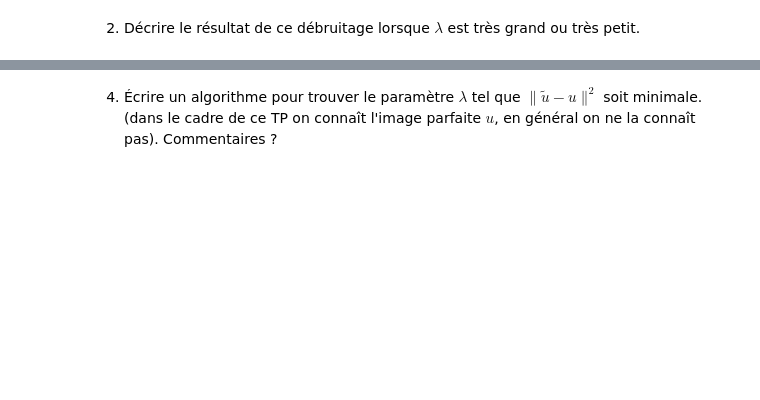
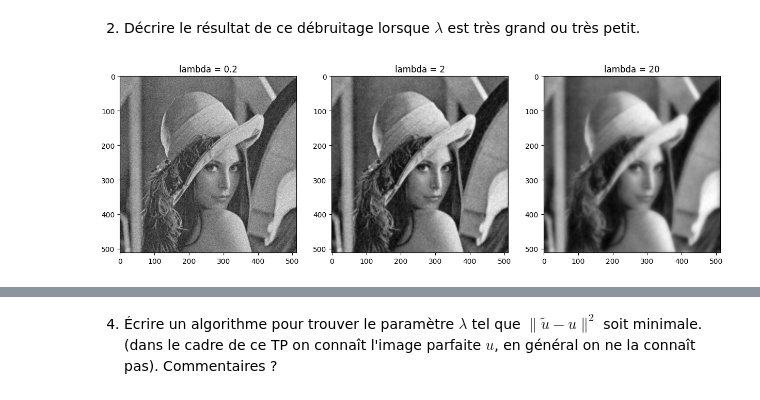
Before and after one commit to dftorresro/IMA203---TP2-M-thodes-Variationnelles, a Jupyter notebook: tp_ima203_variatio.ipynb, the cells around one changed output, grey strips where cells are left out. Saved outputs shown, nothing was run; the diff lists cells and outputs as text; code cells hidden in the pictures; blank space fills up the shorter version.

```diff
--- a/tp_ima203_variatio.ipynb
+++ b/tp_ima203_variatio.ipynb
@@ -316,8 +319,3 @@ viewimage(imb,titre = 'BRUITEE')
 # %% [output]
 [figure]
 [figure]
-# %%
-# Restauration quadratique : exemple
-lamb=0.1
-restau=minimisation_quadratique(imb,lamb)
-viewimage(restau,titre='RESTQUAD_LAMB='+str(lamb))
@@ -497,2 +514,22 @@ plt.plot(lambdas[errors.argmin()], min_error, 'ro')
 # %% [markdown]
 2.  Décrire le résultat de ce débruitage lorsque $\lambda$ est très grand ou très petit.
+# %%
+# Computing the result for lambda = 0.2, 2 and 20
+u02 = minimisation_quadratique(imb, 0.2)
+u2 = minimisation_quadratique(imb, 2)
+u20 = minimisation_quadratique(imb, 20)
+
+# Plotting the results in a 1x3 grid
+plt.figure(figsize=(15,5))
+plt.subplot(131)
+plt.imshow(u02, cmap='gray')
+plt.title('lambda = 0.2')
+plt.subplot(132)
+plt.imshow(u2, cmap='gray')
+plt.title('lambda = 2')
+plt.subplot(133)
+plt.imshow(u20, cmap='gray')
+plt.title('lambda = 20')
+plt.show()
+# %% [output]
+[figure, added]
```
Also changed, not shown: parts of 11 cells of this notebook.
